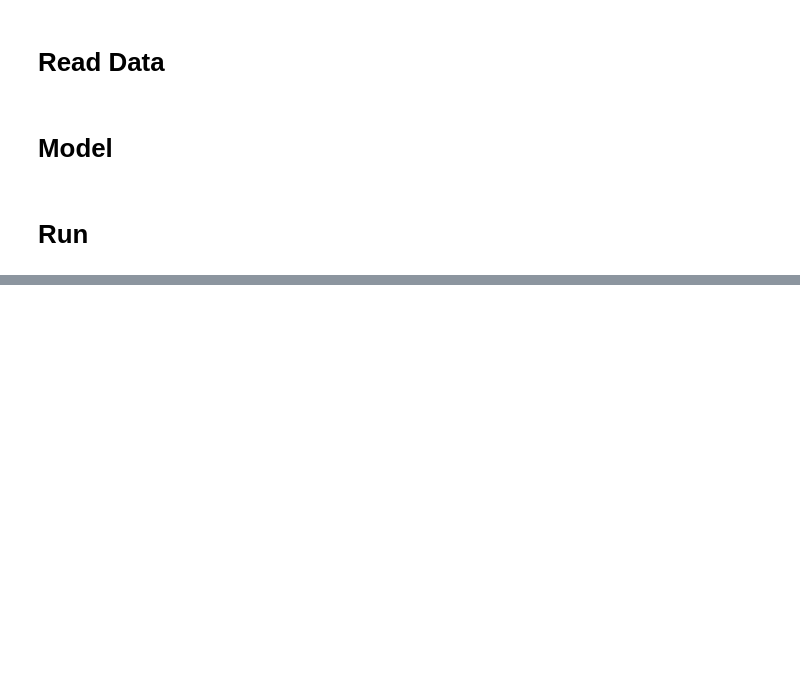
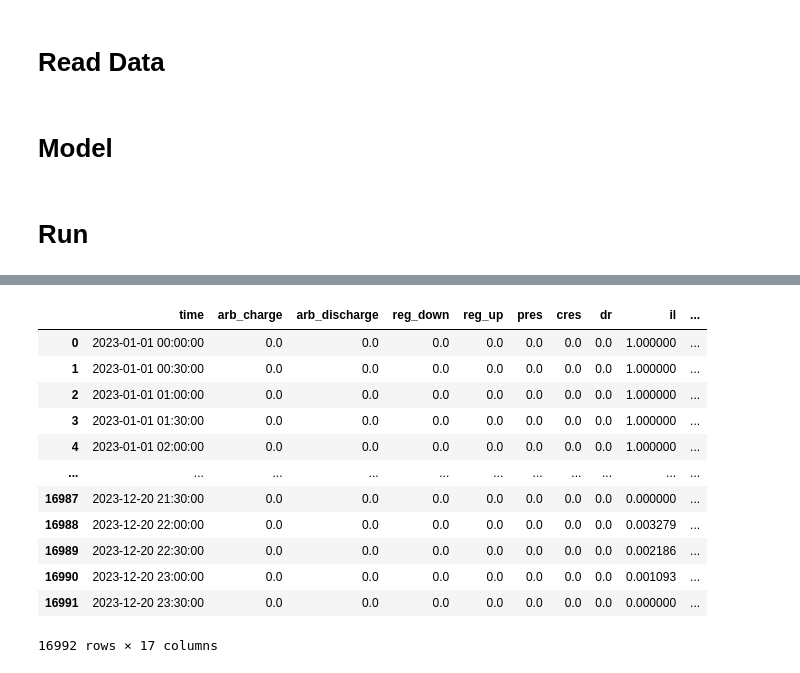
Before and after one commit to AlmostDoneButNever/bess-optimizer, a Jupyter notebook: model.ipynb, the cells around one changed output, grey strips where cells are left out. Drawn from its saved outputs; the diff is of its cells as text; code cells hidden in the pictures; blank space fills up the shorter version.

```diff
--- a/model.ipynb
+++ b/model.ipynb
@@ -11,6 +11,6 @@ from scripts.data_import import data_import
 # %% [markdown]
 # Read Data
 # %%
-path = 'data/full/data_s4.xlsx'
+path = 'data/full/data_s5.xlsx'
 data, basis, bess, service, revenue_change = data_import(path)
 # %%
@@ -297,7 +297,7 @@ def optimize_revenue(initial_soc, data_input, prices, loads,  final_soc_target):
 
     # Solve the model
     solver = SolverFactory('glpk')
-    # solver.options['mipgap'] = 0.5
+    solver.options['mipgap'] = 0.01 #0.005
     solver.solve(model, tee=True)
 
     schedule_dict = {}
@@ -467,7 +456,7 @@ result_df['soc_percent'] = result_df['soc'] /bess['cap_energy']
 
 if service['load'] == 1:
     result_df = result_df.set_index(['time'])
-    result_df['load'] = data['load'].value[:len(all_schedule_dict['arb_charge'])]/dt
+    result_df['load'] = data['load'].value[:len(all_schedule_dict['arb_charge'])]/basis['dt']
     result_df = result_df.reset_index()
 
 price_df.index.names = ['time']
@@ -478,0 +468,16 @@ HTML file generated:s4_a1_l1.html
+# %%
+result_df
+# %% [output]
+|  | time | arb_charge | arb_discharge | reg_down | reg_up | pres | cres | dr | il | ... |
+| 0 | 2023-01-01 00:00:00 | 0.0 | 0.0 | 0.0 | 0.0 | 0.0 | 0.0 | 0.0 | 1.000000 | ... |
+| 1 | 2023-01-01 00:30:00 | 0.0 | 0.0 | 0.0 | 0.0 | 0.0 | 0.0 | 0.0 | 1.000000 | ... |
+| 2 | 2023-01-01 01:00:00 | 0.0 | 0.0 | 0.0 | 0.0 | 0.0 | 0.0 | 0.0 | 1.000000 | ... |
+| 3 | 2023-01-01 01:30:00 | 0.0 | 0.0 | 0.0 | 0.0 | 0.0 | 0.0 | 0.0 | 1.000000 | ... |
+| 4 | 2023-01-01 02:00:00 | 0.0 | 0.0 | 0.0 | 0.0 | 0.0 | 0.0 | 0.0 | 1.000000 | ... |
+| ... | ... | ... | ... | ... | ... | ... | ... | ... | ... | ... |
+| 16987 | 2023-12-20 21:30:00 | 0.0 | 0.0 | 0.0 | 0.0 | 0.0 | 0.0 | 0.0 | 0.000000 | ... |
+| 16988 | 2023-12-20 22:00:00 | 0.0 | 0.0 | 0.0 | 0.0 | 0.0 | 0.0 | 0.0 | 0.003279 | ... |
+| 16989 | 2023-12-20 22:30:00 | 0.0 | 0.0 | 0.0 | 0.0 | 0.0 | 0.0 | 0.0 | 0.002186 | ... |
+| 16990 | 2023-12-20 23:00:00 | 0.0 | 0.0 | 0.0 | 0.0 | 0.0 | 0.0 | 0.0 | 0.001093 | ... |
+| 16991 | 2023-12-20 23:30:00 | 0.0 | 0.0 | 0.0 | 0.0 | 0.0 | 0.0 | 0.0 | 0.000000 | ... |
+16992 rows × 17 columns
```
Also changed, not shown: parts of 4 cells of this notebook, 9 other files.
